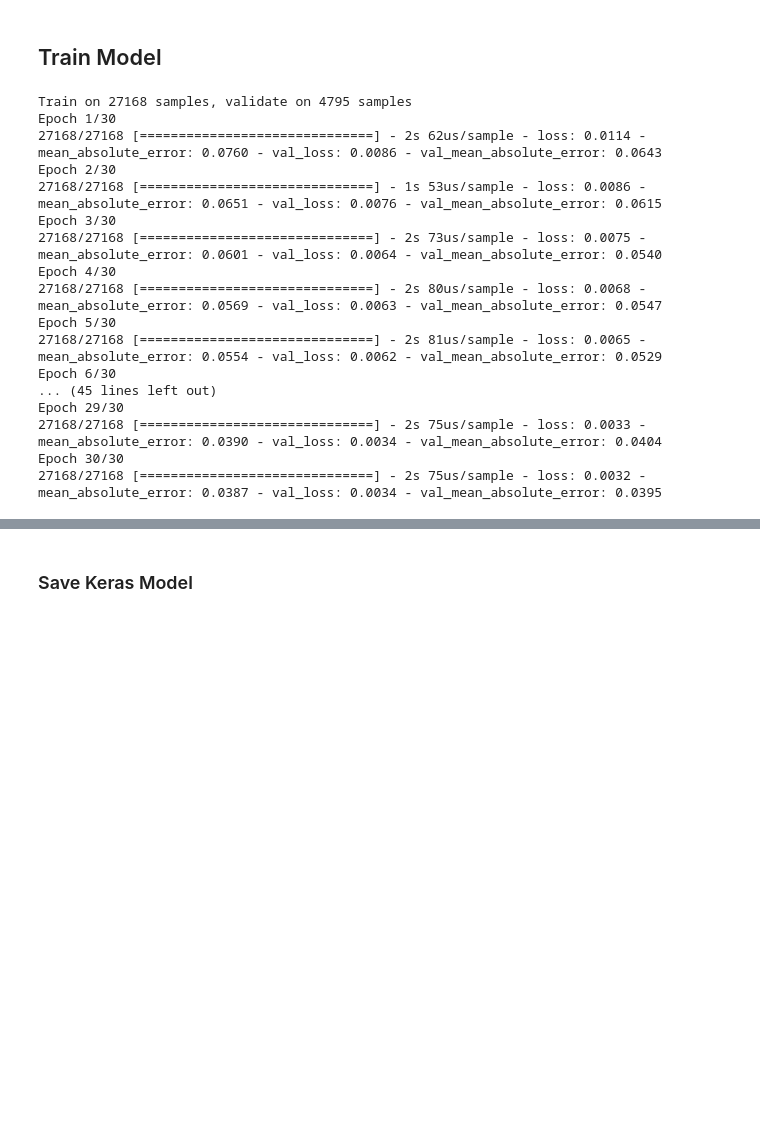
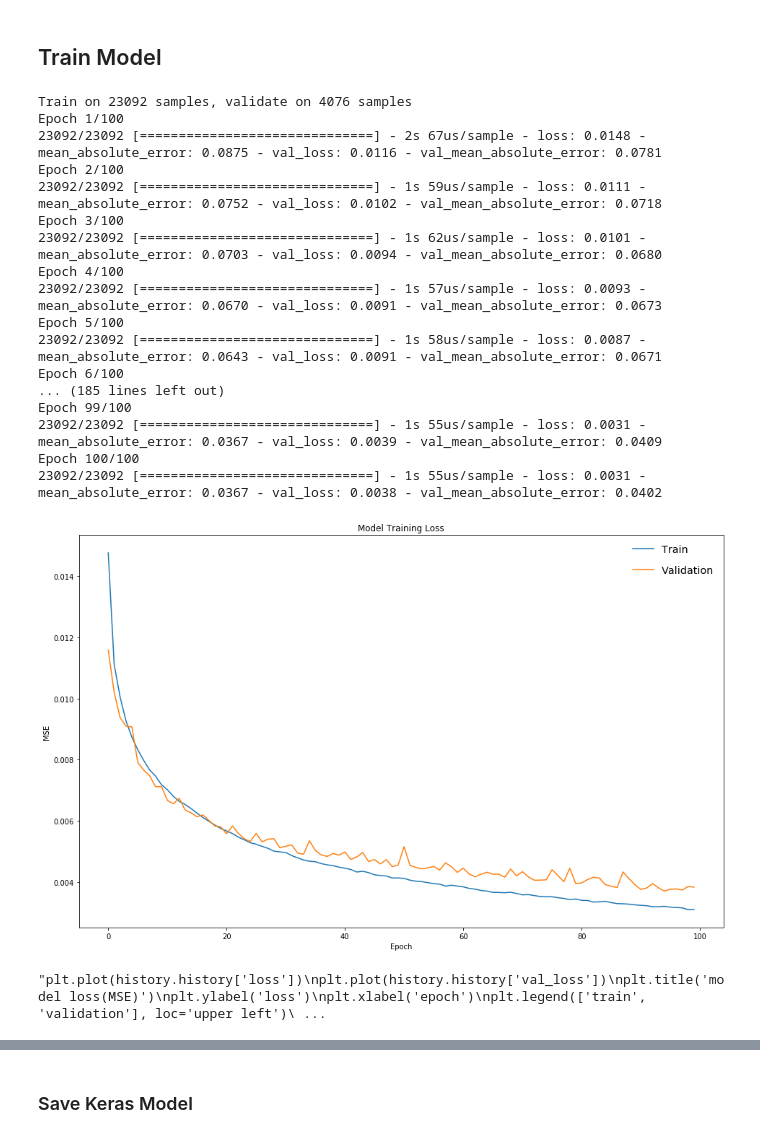
Before and after one commit to jonajo15/f1tenth-policy, a Jupyter notebook: policy_network.ipynb, the cells around one changed output, grey strips where cells are left out. Saved outputs shown, nothing was run; the diff lists cells and outputs as text; code cells hidden in the pictures; blank space fills up the shorter version.

```diff
--- a/policy_network.ipynb
+++ b/policy_network.ipynb
@@ -130,7 +130,7 @@ final = Dense(1, name="output_layer")(dense3)
 model = Model(inputs=inputs, outputs=final)
 
 model.compile(loss='mean_squared_error',
-              optimizer= Adam(), metrics=[metrics.mae])
+              optimizer= Adam(learning_rate=0.0001), metrics=[metrics.mae])
 
 model.summary()
 # %% [output]
@@ -174,33 +174,57 @@ scaler = MinMaxScaler()
 scaler.fit(processed_data)
 processed_data = scaler.transform(processed_data)
 
+x_train, x_test, y_train, y_test = train_test_split(processed_data, y, test_size=0.15, random_state=0)
 
-x_t, x_v, y_t, y_v = train_test_split(processed_data, y, test_size=0.15, random_state=0)
+x_t, x_v, y_t, y_v = train_test_split(x_train, y_train, test_size=0.15, random_state=0)
 # %% [markdown]
 ## Train Model
 # %%
-BATCH_SIZE = 24
-EPOCHS = 30
+BATCH_SIZE = 32
+EPOCHS = 100
 
 history = model.fit(x_t,y_t,
                     verbose=1,
+                    batch_size=BATCH_SIZE,
                     epochs= EPOCHS,
                     validation_data=(x_v,y_v))
 # %% [output]
-Train on 27168 samples, validate on 4795 samples
-Epoch 1/30
-27168/27168 [==============================] - 2s 62us/sample - loss: 0.0114 - mean_absolute_error: 0.0760 - val_loss: 0.0086 - val_mean_absolute_error: 0.0643
-Epoch 2/30
-27168/27168 [==============================] - 1s 53us/sample - loss: 0.0086 - mean_absolute_error: 0.0651 - val_loss: 0.0076 - val_mean_absolute_error: 0.0615
-Epoch 3/30
-27168/27168 [==============================] - 2s 73us/sample - loss: 0.0075 - mean_absolute_error: 0.0601 - val_loss: 0.0064 - val_mean_absolute_error: 0.0540
-Epoch 4/30
-27168/27168 [==============================] - 2s 80us/sample - loss: 0.0068 - mean_absolute_error: 0.0569 - val_loss: 0.0063 - val_mean_absolute_error: 0.0547
-Epoch 5/30
-27168/27168 [==============================] - 2s 81us/sample - loss: 0.0065 - mean_absolute_error: 0.0554 - val_loss: 0.0062 - val_mean_absolute_error: 0.0529
-Epoch 6/30
-... (45 lines left out)
-Epoch 29/30
-27168/27168 [==============================] - 2s 75us/sample - loss: 0.0033 - mean_absolute_error: 0.0390 - val_loss: 0.0034 - val_mean_absolute_error: 0.0404
-Epoch 30/30
-27168/27168 [==============================] - 2s 75us/sample - loss: 0.0032 - mean_absolute_error: 0.0387 - val_loss: 0.0034 - val_mean_absolute_error: 0.0395
+Train on 23092 samples, validate on 4076 samples
+Epoch 1/100
+23092/23092 [==============================] - 2s 67us/sample - loss: 0.0148 - mean_absolute_error: 0.0875 - val_loss: 0.0116 - val_mean_absolute_error: 0.0781
+Epoch 2/100
+23092/23092 [==============================] - 1s 59us/sample - loss: 0.0111 - mean_absolute_error: 0.0752 - val_loss: 0.0102 - val_mean_absolute_error: 0.0718
+Epoch 3/100
+23092/23092 [==============================] - 1s 62us/sample - loss: 0.0101 - mean_absolute_error: 0.0703 - val_loss: 0.0094 - val_mean_absolute_error: 0.0680
+Epoch 4/100
+23092/23092 [==============================] - 1s 57us/sample - loss: 0.0093 - mean_absolute_error: 0.0670 - val_loss: 0.0091 - val_mean_absolute_error: 0.0673
+Epoch 5/100
+23092/23092 [==============================] - 1s 58us/sample - loss: 0.0087 - mean_absolute_error: 0.0643 - val_loss: 0.0091 - val_mean_absolute_error: 0.0671
+Epoch 6/100
+... (185 lines left out)
+Epoch 99/100
+23092/23092 [==============================] - 1s 55us/sample - loss: 0.0031 - mean_absolute_error: 0.0367 - val_loss: 0.0039 - val_mean_absolute_error: 0.0409
+Epoch 100/100
+23092/23092 [==============================] - 1s 55us/sample - loss: 0.0031 - mean_absolute_error: 0.0367 - val_loss: 0.0038 - val_mean_absolute_error: 0.0402
+# %%
+df = pd.DataFrame()
+df['val_mae'] = history.history['val_mean_absolute_error']
+df['train_mae'] = history.history['mean_absolute_error']
+df['val_loss'] = history.history['val_loss']
+df['train_loss'] = history.history['loss']
+df['range'] = range(100)
+
+
+fig = plt.figure(figsize=(16,10))
+sns.lineplot(x='range', y='train_loss',data=df)
+sns.lineplot(x='range', y='val_loss',data=df)
+
+
+plt.title('Model Training Loss')
+plt.ylabel('MSE')
+plt.xlabel('Epoch')
+plt.legend(['Train', 'Validation'], loc='upper right', fontsize='x-large', frameon=False, labelspacing=1)
+plt.show()
+# %% [output]
+[figure, added]
+"plt.plot(history.history['loss'])\nplt.plot(history.history['val_loss'])\nplt.title('model loss(MSE)')\nplt.ylabel('loss')\nplt.xlabel('epoch')\nplt.legend(['train', 'validation'], loc='upper left')\ ...
```
Also changed, not shown: parts of 8 cells of this notebook, 12 other files.
